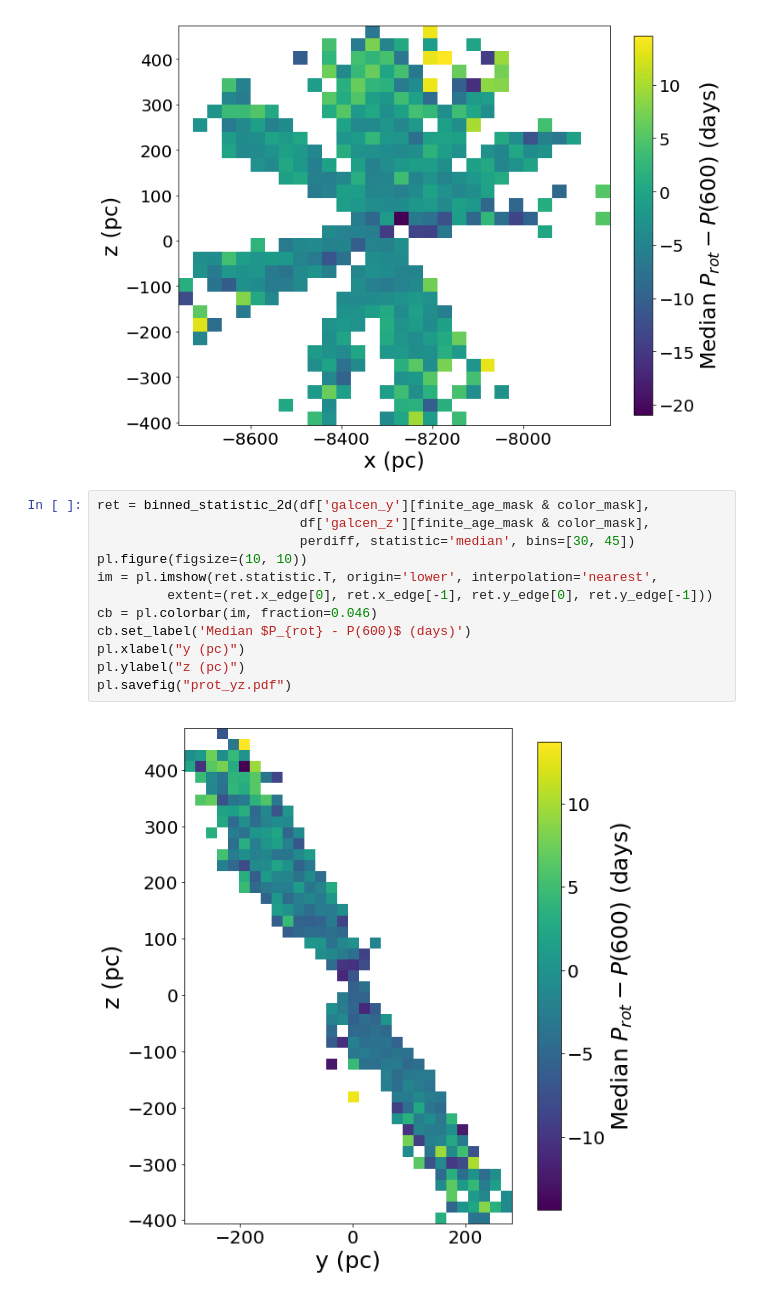
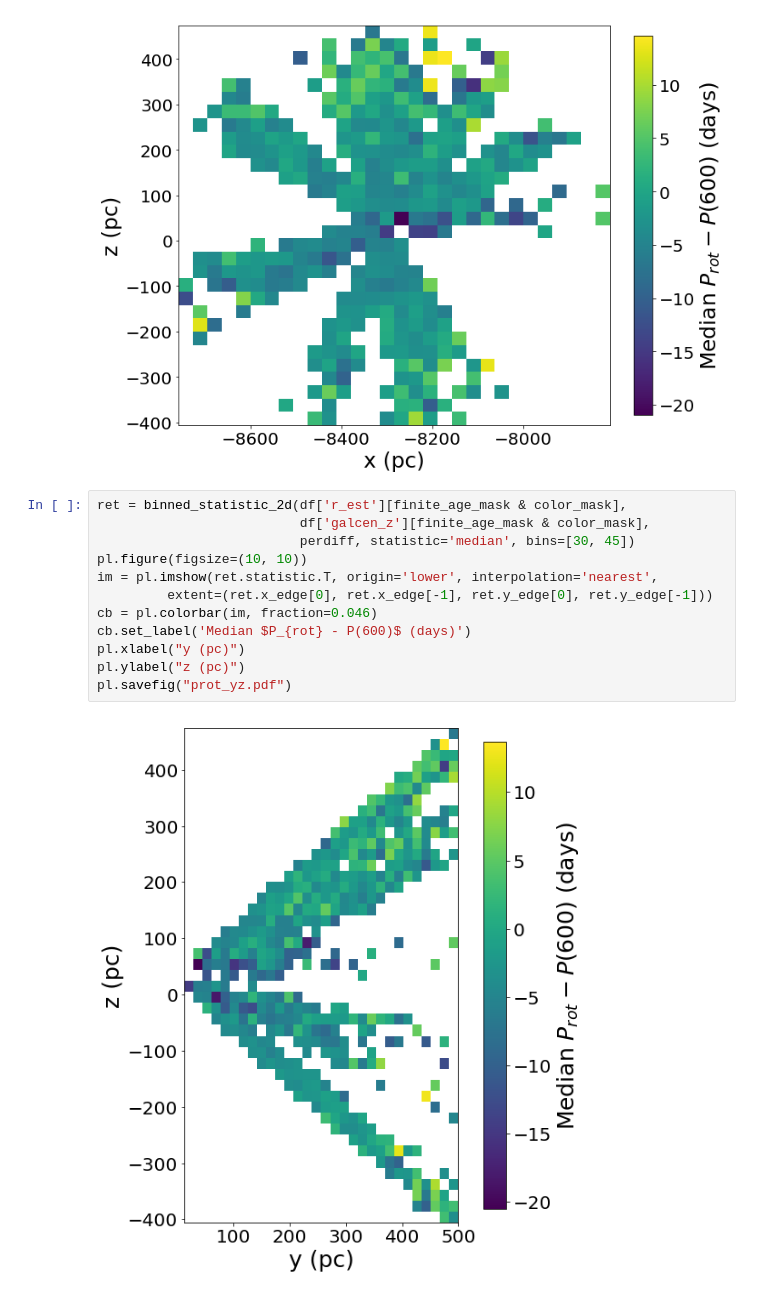
Before and after one commit to tagordon/k2rot, a Jupyter notebook: round/figures/map.ipynb, the cells around one changed output. Drawn from its saved outputs; the diff is of its cells as text.

```diff
--- a/round/figures/map.ipynb
+++ b/round/figures/map.ipynb
@@ -62,16 +62,16 @@ pl.savefig("prot_xz.pdf")
 # %% [output]
 [figure]
 # %%
-ret = binned_statistic_2d(df['galcen_y'][finite_age_mask & color_mask],
+ret = binned_statistic_2d(df['r_est'][finite_age_mask & color_mask],
                           df['galcen_z'][finite_age_mask & color_mask],
                           perdiff, statistic='median', bins=[30, 45])
 pl.figure(figsize=(10, 10))
 im = pl.imshow(ret.statistic.T, origin='lower', interpolation='nearest',
          extent=(ret.x_edge[0], ret.x_edge[-1], ret.y_edge[0], ret.y_edge[-1]))
 cb = pl.colorbar(im, fraction=0.046)
 cb.set_label('Median $P_{rot} - P(600)$ (days)')
 pl.xlabel("y (pc)")
 pl.ylabel("z (pc)")
 pl.savefig("prot_yz.pdf")
 # %% [output]
-[figure, old version]
+[figure, new version]
```
Also changed, not shown: parts of 1 cell of this notebook, 3 other files.
